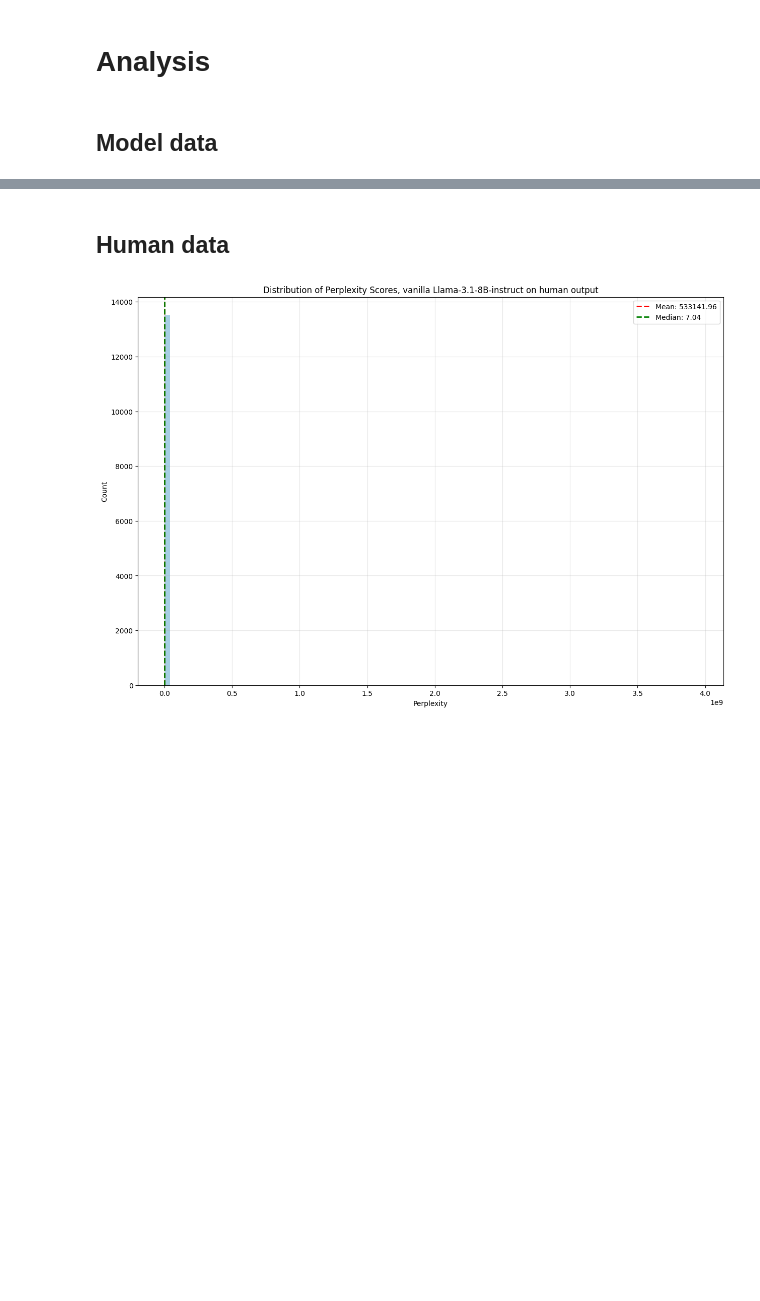
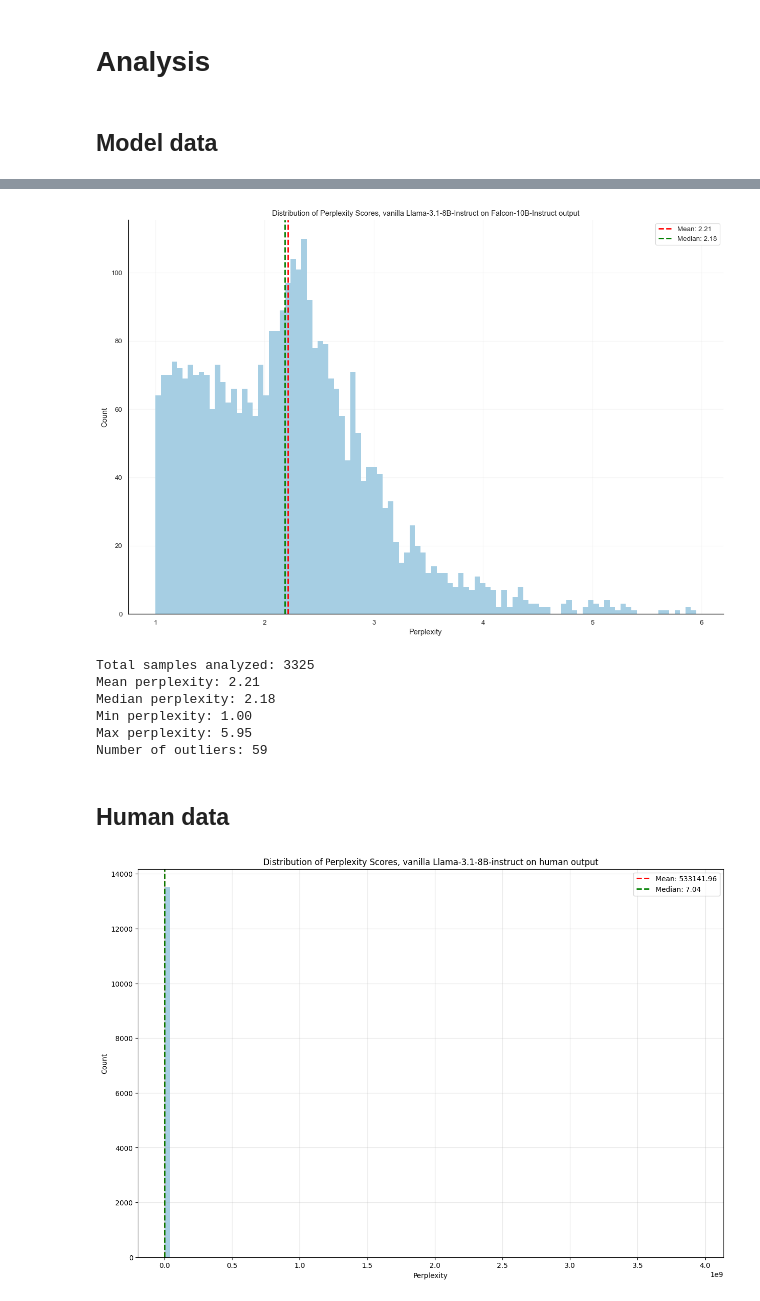
Before and after one commit to maxschaffelder/synthetic_data_diversity, a Jupyter notebook: data_analysis/perplexity.ipynb, the cells around one changed output, grey strips where cells are left out. Drawn from its saved outputs; the diff is of its cells as text; code cells hidden in the pictures; blank space fills up the shorter version.

```diff
--- a/data_analysis/perplexity.ipynb
+++ b/data_analysis/perplexity.ipynb
@@ -362,7 +360,7 @@ Number of outliers: 59
 outliers = dict()
 cutoff = 6
 all_perplexities = []
-with open("../../Data/analysis/perplexity/llama_small/dolly_train_4_Falcon_small_PPL.jsonl", "r") as f:
+with open("/Users/maxschaffelder/Desktop/Thesis/data/data_analysis/perplexity/llama_small/dolly_train_4_Falcon_small_PPL.jsonl", "r") as f:
     for i, line in enumerate(f):
         data = json.loads(line)
         stats = data["token_probabilities_Falcon"]
@@ -373,33 +371,41 @@ with open("../../Data/analysis/perplexity/llama_small/dolly_train_4_Falcon_small
                 "instruction": data["instruction"],
                 "response": stats["tokens"],
                 "probs": stats["probs"],
                 "perplexity": stats["perplexity"]
             }
 
 # Create histogram
 plt.figure(figsize=(15,10))
 plt.hist(all_perplexities, bins=100, color='#a6cee3', edgecolor='none')
 plt.title('Distribution of Perplexity Scores, vanilla Llama-3.1-8B-Instruct on Falcon-10B-Instruct output')
 plt.xlabel('Perplexity')
 plt.ylabel('Count')
 plt.grid(True, alpha=0.3)
 
 # Add mean and median lines
 plt.axvline(np.mean(all_perplexities), color='red', linestyle='dashed', linewidth=2, label=f'Mean: {np.mean(all_perplexities):.2f}')
 plt.axvline(np.median(all_perplexities), color='green', linestyle='dashed', linewidth=2, label=f'Median: {np.median(all_perplexities):.2f}')
 plt.legend()
 
 
 #plt.savefig("../plots/perplexity/llama_small_ppl_falcon_output.png")
 
 plt.show()
 
 print(f"Total samples analyzed: {len(all_perplexities)}")
 print(f"Mean perplexity: {np.mean(all_perplexities):.2f}")
 print(f"Median perplexity: {np.median(all_perplexities):.2f}")
 print(f"Min perplexity: {min(all_perplexities):.2f}")
 print(f"Max perplexity: {max(all_perplexities):.2f}")
 print("Number of outliers:", len(outliers))
+# %% [output]
+[figure, added]
+Total samples analyzed: 3325
+Mean perplexity: 2.21
+Median perplexity: 2.18
+Min perplexity: 1.00
+Max perplexity: 5.95
+Number of outliers: 59
 # %% [markdown]
 ## Human data
 # %%
```
Also changed, not shown: parts of 1 cell of this notebook.
